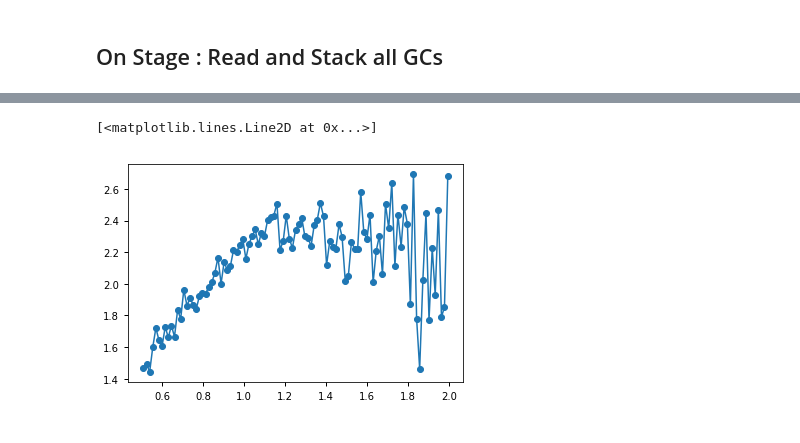
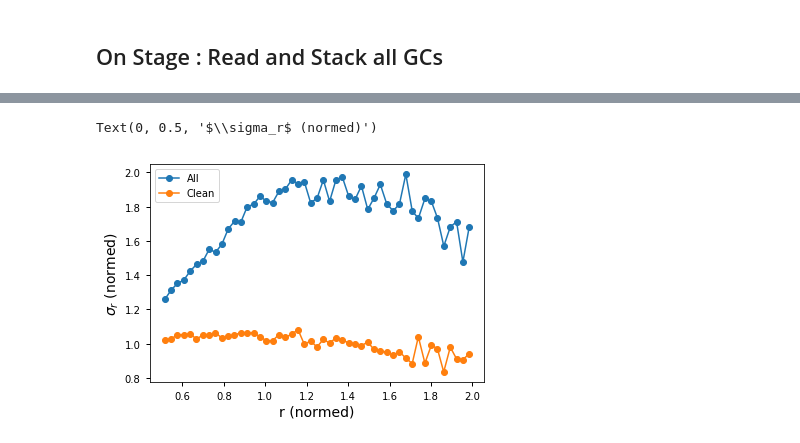
Before and after one commit to nstarman/jas1101_project, a Jupyter notebook: notebooks/Dynesty_GCpipe_Tuc47.ipynb, the cells around one changed output, grey strips where cells are left out. Saved outputs shown, nothing was run; the diff lists cells and outputs as text; code cells hidden in the pictures.

```diff
--- a/notebooks/Dynesty_GCpipe_Tuc47.ipynb
+++ b/notebooks/Dynesty_GCpipe_Tuc47.ipynb
@@ -247,2 +286,5 @@ dsampler.cornerplot(figsize=(12,12), labels=labels)
 # %% [markdown]
 ## On Stage : Read and Stack all GCs
+# %%
+from jas1101finalproject.data import load_summary_table
+summary = load_summary_table()
@@ -249,4 +305,5 @@ dsampler.cornerplot(figsize=(12,12), labels=labels)
 # %%
-gc_names = [fname.split('.')[0] for fname in os.listdir(os.path.join(drct, 'gcs')) if fname.endswith('ecsv')]
+gc_names = [fname.split('.')[0] for fname in os.listdir(os.path.join('../jas1101finalproject/data/', 'gcs')) if fname.endswith('ecsv')]
 
-GCs = [GlobularCluster.from_directory(name, drct) for name in gc_names]
+GCs = [GlobularCluster.from_name(name)
+       for name in gc_names if summary[summary['Name']==name]['nstar']>2000]
@@ -253,5 +314,9 @@ GCs = [GlobularCluster.from_directory(name, drct) for name in gc_names]
 # %%
-r_all = np.concatenate([gc.r for gc in GCs if len(gc.table)>100])
-pm_all = np.concatenate([gc.pm - gc.pm.mean() for gc in GCs if len(gc.table)>100])
-print(r_all.shape)
+r_all = np.concatenate([gc.r for gc in GCs])
+pm_all = np.concatenate([gc.pm - gc.pm.mean() for gc in GCs])
+pm_e_all = np.concatenate([gc.pm_e for gc in GCs])
+print(len(r_all))
+
+good = pm_e_all < 2
+print(good.sum())
 # %% [output]
@@ -282,8 +355,15 @@ plt.show()
 # %%
-bins=np.linspace(0.5, 2, 100)
+bins=np.linspace(0.5, 2, 50)
+
 r_rbin, z_rbin, z_bins = profile_binning(r_all, pm_all, bins=bins, plot=False)
+plt.plot(r_rbin, [np.std(z_bins[i]['pm']) for i in range(len(z_bins))],'o-', label="All")
 
-plt.plot(r_rbin, [np.std(z_bins[i]['pm']) for i in range(len(z_bins))],'o-')
+r_rbin, z_rbin, z_bins = profile_binning(r_all[good], pm_all[good], bins=bins, plot=False)
+plt.plot(r_rbin, [np.std(z_bins[i]['pm']) for i in range(len(z_bins))],'o-', label="Clean")
+
+plt.legend()
+plt.xlabel("r (normed)")
+plt.ylabel("$\sigma_r$ (normed)")
 # %% [output]
-[<matplotlib.lines.Line2D at 0x...>]
+Text(0, 0.5, '$\\sigma_r$ (normed)')
-[figure, old version]
+[figure, new version]
```
Also changed, not shown: parts of 24 cells of this notebook, 2 other files.
